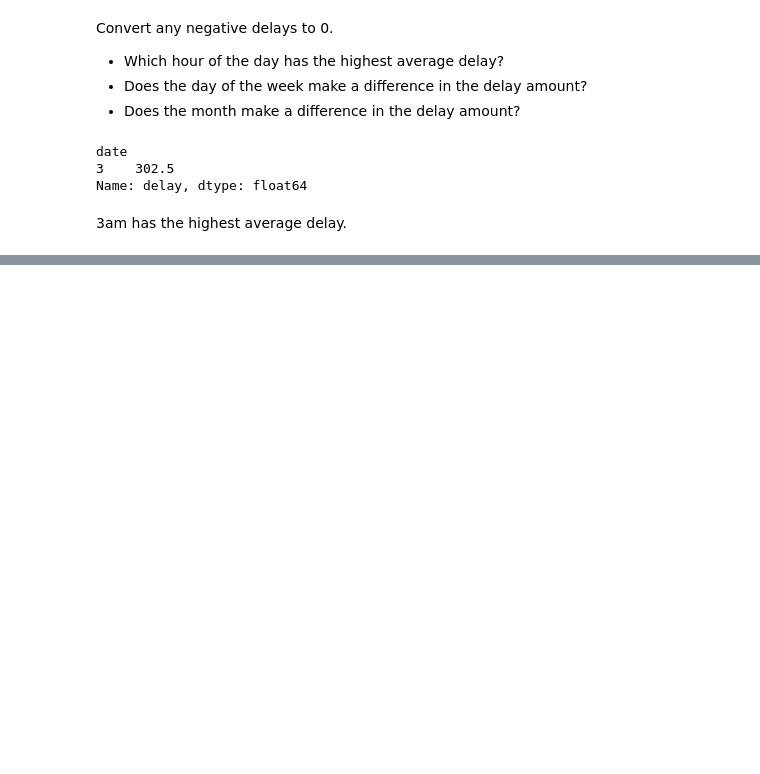
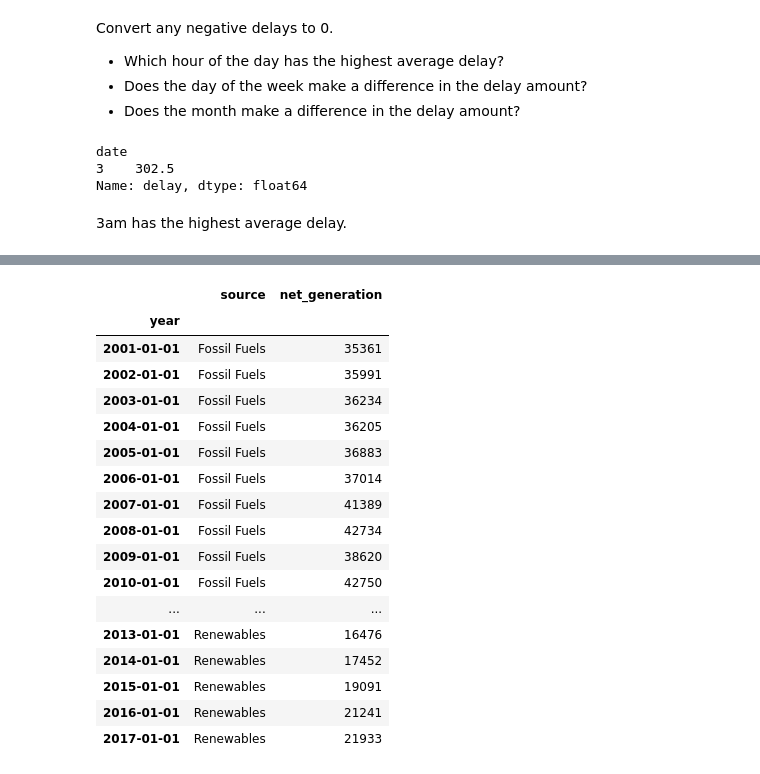
Before and after one commit to crisgiovanoni/ds-methodologies-exercises, a Jupyter notebook: time_series/date_managing_exercise.ipynb, the cells around one changed output, grey strips where cells are left out. Saved outputs shown, nothing was run; the diff lists cells and outputs as text; code cells hidden in the pictures; blank space fills up the shorter version.

```diff
--- a/time_series/date_managing_exercise.ipynb
+++ b/time_series/date_managing_exercise.ipynb
@@ -238,0 +256,3 @@ Name: delay, Length: 1860, dtype: float64
+# %%
+from vega_datasets import data
+iowa = data.iowa_electricity()
@@ -238,0 +267,21 @@ Name: delay, Length: 1860, dtype: float64
+# %%
+iowa.set_index("year")
+# %% [output]
+|  | source | net_generation |
+| year |  |  |
+| 2001-01-01 | Fossil Fuels | 35361 |
+| 2002-01-01 | Fossil Fuels | 35991 |
+| 2003-01-01 | Fossil Fuels | 36234 |
+| 2004-01-01 | Fossil Fuels | 36205 |
+| 2005-01-01 | Fossil Fuels | 36883 |
+| 2006-01-01 | Fossil Fuels | 37014 |
+| 2007-01-01 | Fossil Fuels | 41389 |
+| 2008-01-01 | Fossil Fuels | 42734 |
+| 2009-01-01 | Fossil Fuels | 38620 |
+| 2010-01-01 | Fossil Fuels | 42750 |
+| ... | ... | ... |
+| 2013-01-01 | Renewables | 16476 |
+| 2014-01-01 | Renewables | 17452 |
+| 2015-01-01 | Renewables | 19091 |
+| 2016-01-01 | Renewables | 21241 |
+| 2017-01-01 | Renewables | 21933 |
```
Also changed, not shown: parts of 11 cells of this notebook, 6 other files.
